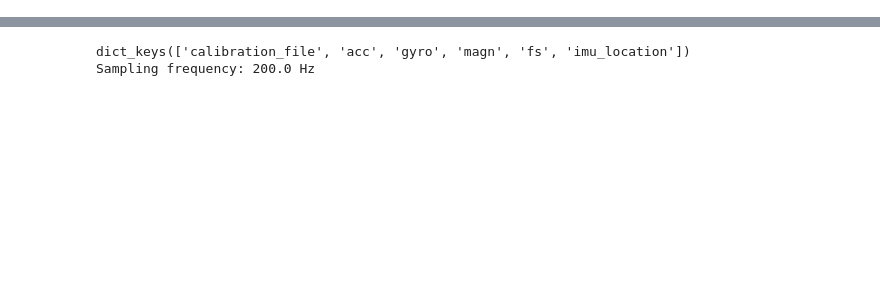
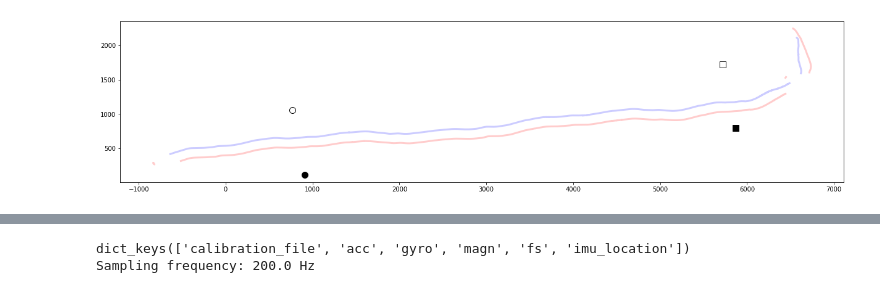
Before and after one commit to neurogeriatricskiel/pymocap, a Jupyter notebook: debug.ipynb, the cells around one changed output, grey strips where cells are left out. Drawn from its saved outputs; the diff is of its cells as text; code cells hidden in the pictures; blank space fills up the shorter version.

```diff
--- a/debug.ipynb
+++ b/debug.ipynb
@@ -149,0 +149,11 @@ plt.show()
+# %%
+fig, axs = plt.subplots(1, 1, figsize=(21., 4.8))
+axs.plot(np.nanmean(omc_data['pos'][:,0,np.argwhere(omc_data['marker_location']=='start_1')[:,0][0]]), np.nanmean(omc_data['pos'][:,1,np.argwhere(omc_data['marker_location']=='start_1')[:,0][0]]), 'o', mfc='none', mec='k', ms=10)
+axs.plot(np.nanmean(omc_data['pos'][:,0,np.argwhere(omc_data['marker_location']=='start_2')[:,0][0]]), np.nanmean(omc_data['pos'][:,1,np.argwhere(omc_data['marker_location']=='start_2')[:,0][0]]), 'o', mfc='k', mec='k', ms=10)
+axs.plot(np.nanmean(omc_data['pos'][:,0,np.argwhere(omc_data['marker_location']=='end_1')[:,0][0]]), np.nanmean(omc_data['pos'][:,1,np.argwhere(omc_data['marker_location']=='end_1')[:,0][0]]), 's', mfc='none', mec='k', ms=10)
+axs.plot(np.nanmean(omc_data['pos'][:,0,np.argwhere(omc_data['marker_location']=='end_2')[:,0][0]]), np.nanmean(omc_data['pos'][:,1,np.argwhere(omc_data['marker_location']=='end_2')[:,0][0]]), 's', mfc='k', mec='k', ms=10)
+axs.plot(omc_data['pos'][:,0,np.argwhere(omc_data['marker_location']=='l_psis')[:,0][0]], omc_data['pos'][:,1,np.argwhere(omc_data['marker_location']=='l_psis')[:,0][0]], ls='-', lw=3, c=(0, 0, 1, 0.2))
+axs.plot(omc_data['pos'][:,0,np.argwhere(omc_data['marker_location']=='r_psis')[:,0][0]], omc_data['pos'][:,1,np.argwhere(omc_data['marker_location']=='r_psis')[:,0][0]], ls='-', lw=3, c=(1, 0, 0, 0.2))
+plt.show()
+# %% [output]
+[figure, added]
```
Also changed, not shown: parts of 8 cells of this notebook.
